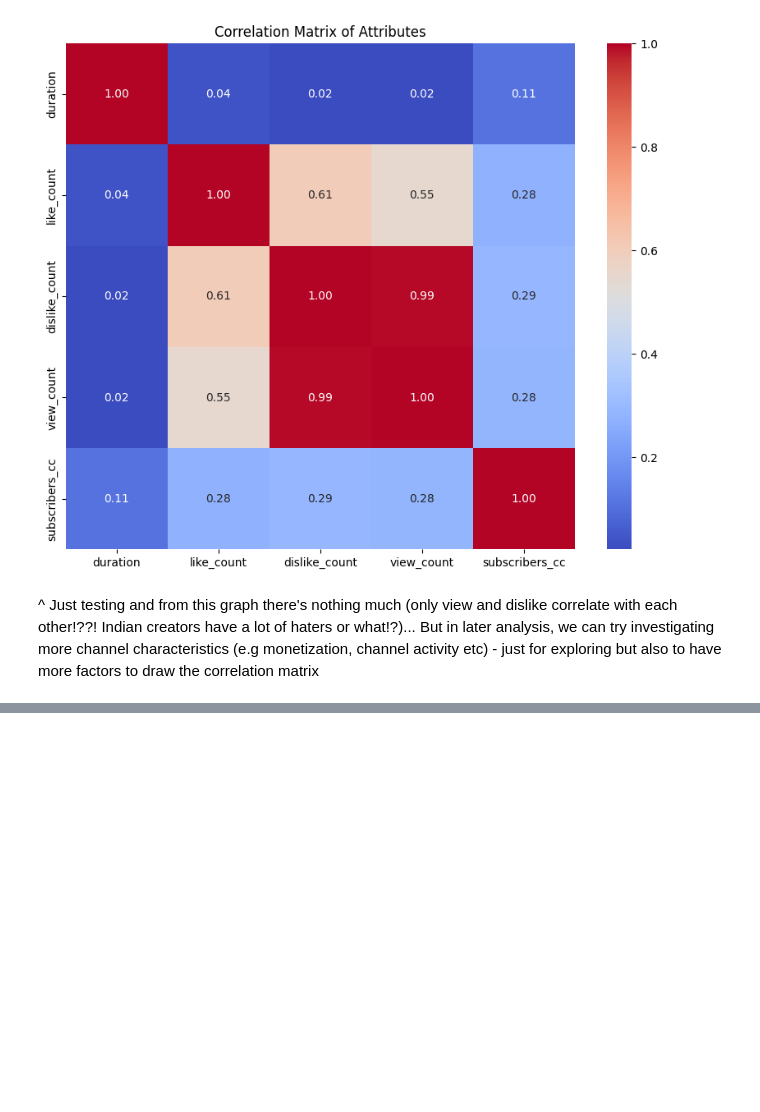
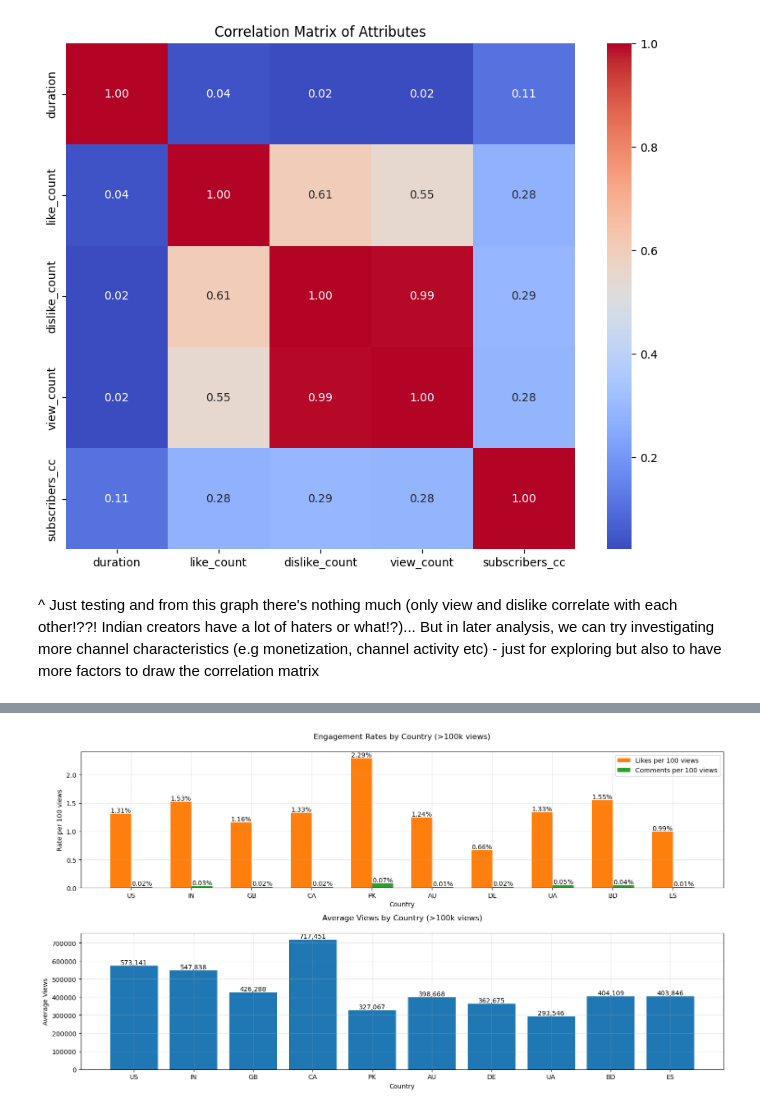
Before and after one commit to epfl-ada/ada-2024-project-adacadabra2048, a Jupyter notebook: result_tmp.ipynb, the cells around one changed output, grey strips where cells are left out. Drawn from its saved outputs; the diff is of its cells as text; code cells hidden in the pictures; blank space fills up the shorter version.

Commit message:
Added engagement and sentiment analysis

```diff
--- a/result_tmp.ipynb
+++ b/result_tmp.ipynb
@@ -585,0 +630,16 @@ plt.show()
+# %%
+batch_size = 50
+for i in range(0, len(df), batch_size):
+    batch = youtube.new_batch_http_request()
+    video_ids = df['display_id'][i:i+batch_size]
+
+    for id in video_ids:
+        request = youtube.videos().list(
+            part='statistics',
+            id=id
+        )
+        batch.add(request, callback=callback, request_id=id)
+    batch.execute()
+
+notna_df = df[df[['comment_count', 'like_count', 'fav_count', 'view_count']].notna().all(axis=1)]
+notna_df.to_csv('data/videos_with_metrics.csv', index=False)
@@ -585,0 +806,74 @@ plt.show()
+# %%
+sample = df_top[df_top['view_count']>100000]
+
+totals = {
+    'view_count': sample['view_count'].sum(),
+    'like_count': sample['like_count'].sum(),
+    'comment_count': sample['comment_count'].sum()
+}
+
+metrics = list(totals.keys())
+percentages = []
+country_stats = []
+
+for country in top_countries:
+    country_data = sample[sample['country'] == country]
+    country_percentages = {'country': country}
+    country_averages = {'country': country}
+    stats = {
+        'country': country,
+        'like_rate': (country_data['like_count'] / country_data['view_count'] * 100).mean(),
+        'comment_rate': (country_data['comment_count'] / country_data['view_count'] * 100).mean(),
+        'avg_views': country_data['view_count'].mean()  # Keep this for reference
+    }
+    country_stats.append(stats)
+
+    for metric in metrics:
+        country_percentages[metric] = (country_data[metric].sum() / totals[metric]) * 100
+    percentages.append(country_percentages)
+
+
+df_percentages = pd.DataFrame(percentages)
+df_stats = pd.DataFrame(country_stats)
+
+fig, (ax2, ax3) = plt.subplots(2, 1, figsize=(15, 8))
+
+# Plot 2: Engagement rates
+x = np.arange(len(top_countries))
+bar_width = 0.35
+
+ax2.bar(x - bar_width/2, df_stats['like_rate'], bar_width,
+        label='Likes per 100 views', color='#ff7f0e')
+ax2.bar(x + bar_width/2, df_stats['comment_rate'], bar_width,
+        label='Comments per 100 views', color='#2ca02c')
+
+ax2.set_title('Engagement Rates by Country (>100k views)', pad=20)
+ax2.set_xlabel('Country')
+ax2.set_ylabel('Rate per 100 views')
+ax2.set_xticks(x)
+ax2.set_xticklabels(df_stats['country'])
+ax2.legend()
+ax2.grid(True, alpha=0.3)
+
+# Add value labels on the bars
+for i, v in enumerate(df_stats['like_rate']):
+    ax2.text(i - bar_width/2, v, f'{v:.2f}%', ha='center', va='bottom')
+for i, v in enumerate(df_stats['comment_rate']):
+    ax2.text(i + bar_width/2, v, f'{v:.2f}%', ha='center', va='bottom')
+
+# Plot 3: Average views (for reference)
+ax3.bar(x, df_stats['avg_views'], color='#1f77b4')
+ax3.set_title('Average Views by Country (>100k views)', pad=20)
+ax3.set_xlabel('Country')
+ax3.set_ylabel('Average Views')
+ax3.set_xticks(x)
+ax3.set_xticklabels(df_stats['country'])
+ax3.grid(True, alpha=0.3)
+
+# Add value labels on the bars
+for i, v in enumerate(df_stats['avg_views']):
+    ax3.text(i, v, f'{int(v):,}', ha='center', va='bottom')
+
+plt.tight_layout()
+# %% [output]
+[figure, added]
```
Also changed, not shown: parts of 29 cells of this notebook, 6 other files.
